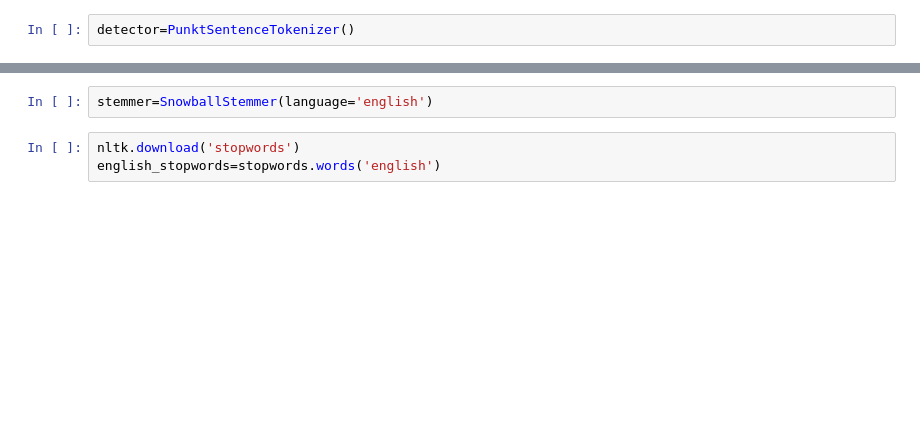
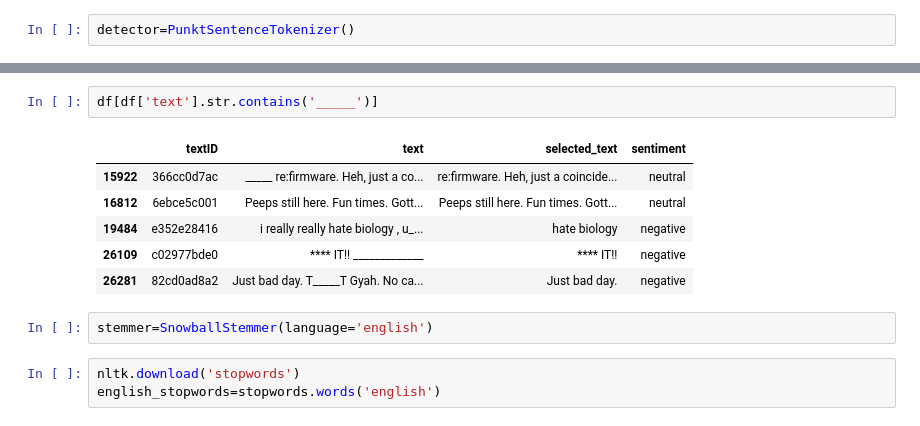
Before and after one commit to Daria-Lytvynenko/ML_course, a Jupyter notebook: HW_NLP_Classification.ipynb, the cells around one changed output, grey strips where cells are left out. Saved outputs shown, nothing was run; the diff lists cells and outputs as text; blank space fills up the shorter version.

```diff
--- a/HW_NLP_Classification.ipynb
+++ b/HW_NLP_Classification.ipynb
@@ -139,3 +165,12 @@ vectors=vect.transform(df.text)
+# %%
+df[df['text'].str.contains('_____')]
+# %% [output]
+|  | textID | text | selected_text | sentiment |
+| 15922 | 366cc0d7ac | _____ re:firmware. Heh, just a co... | re:firmware. Heh, just a coincide... | neutral |
+| 16812 | 6ebce5c001 | Peeps still here. Fun times. Gott... | Peeps still here. Fun times. Gott... | neutral |
+| 19484 | e352e28416 | i really really hate biology , u_... | hate biology | negative |
+| 26109 | c02977bde0 | **** IT!! _____________ | **** IT!! | negative |
+| 26281 | 82cd0ad8a2 | Just bad day. T_____T Gyah. No ca... | Just bad day. | negative |
 # %%
 stemmer=SnowballStemmer(language='english')
 # %%
```
Also changed, not shown: parts of 26 cells of this notebook.
